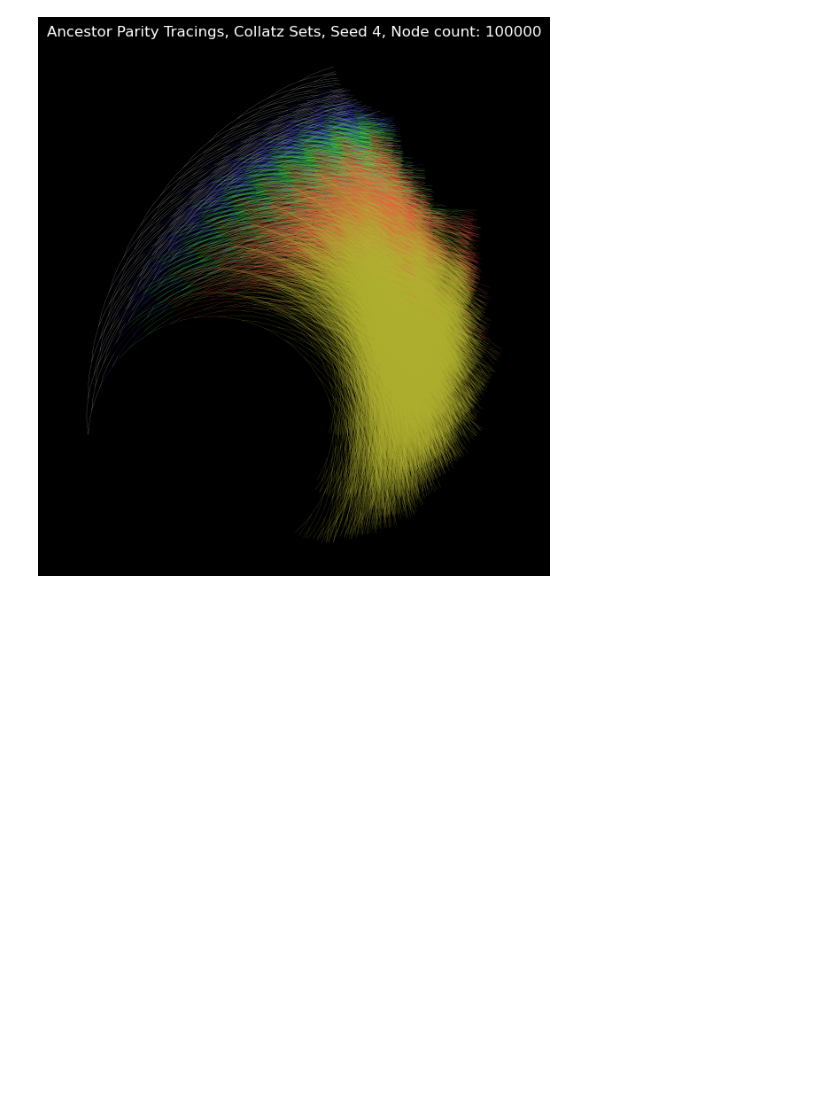
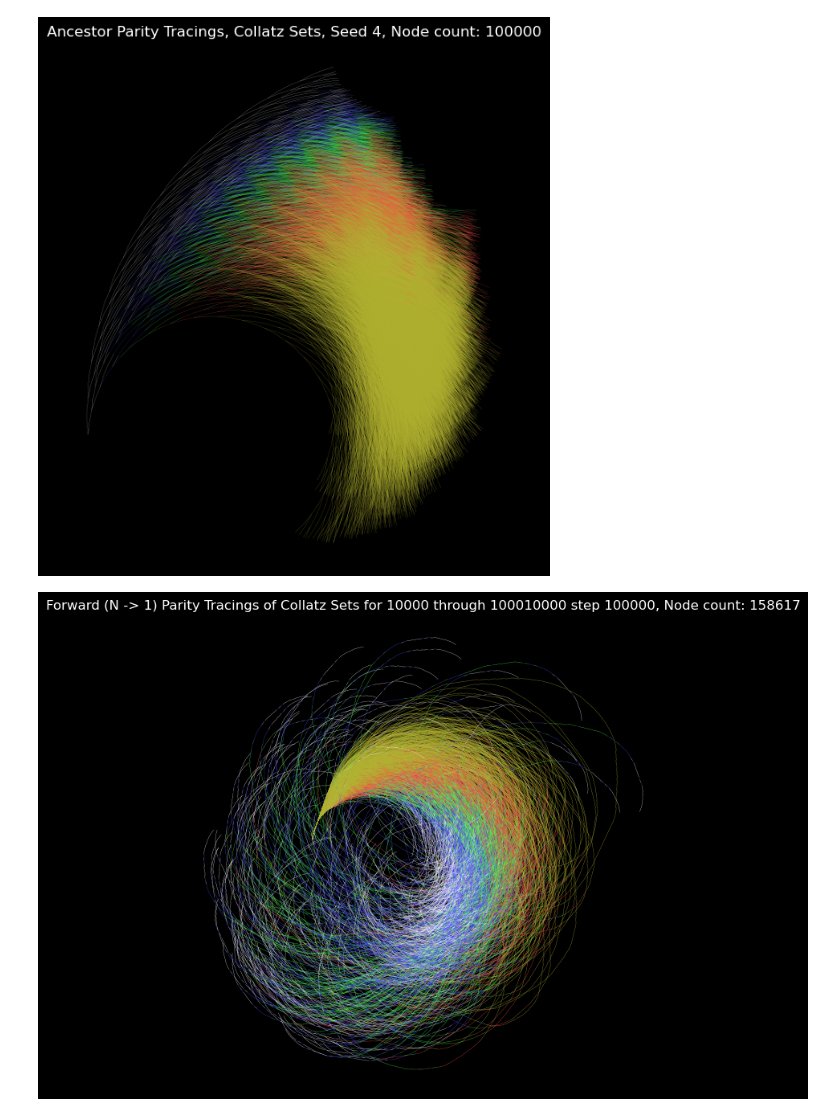
Before and after one commit to shawn61cp/Collatz-Parity-Graphs, a Jupyter notebook: collatz.ipynb, the cells around one changed output. Cells and saved outputs as stored; diff of their text form; code cells hidden in the pictures; blank space fills up the shorter version.

Commit message:
new graphs 5 and 6

```diff
--- a/collatz.ipynb
+++ b/collatz.ipynb
@@ -289,3 +289,58 @@ ax.set_title(f'Ancestor Parity Tracings, Collatz Sets, Seed {seed}, Node count:
 del fig, ax
 # %% [output]
 [figure]
+# %%
+# Parity tracings of Collatz sets
+
+# For each element of each Collatz set, a short line segment
+# is drawn with its direction slightly rotated to the left
+# or right depending on its parity.  The initial line segment
+# of each set begins at the origin.  Subsequent segments begin
+# from the point at which the prior segment ended.
+
+# This version increases the magnitude of the seeds but
+# introduces a step factor to limit the number of nodes.
+
+fig, ax = plt.subplots(figsize=(10.24,7.68))
+ax.set_aspect(1)
+fig.set_facecolor('black')
+ax.set_facecolor('black')
+ax.set_xticks([])
+ax.set_yticks([])
+
+# Calculate Collatz sets from m to n
+m = 10000
+n = 100010000
+step = 100000
+
+# Angular deflection for indicating parity
+ia = math.pi / 32
+
+# Length of individual line segments
+l = 10
+
+# Node count accumulator
+nodecount = 0
+
+for i in range(m,n,step):
+    cset = [(v, v&1) for v in collatz(i)]
+    nodecount += len(cset)
+    oldx = 0
+    oldy = 0
+    olda = math.pi / 2
+    for v, p in cset[:-1]:
+        if p:
+            a = olda + ia
+        else:
+            a = olda - ia
+        x, y = line_seg(oldx, oldy, a, l)
+        ax.plot([oldx,x],[oldy,y], color=lookupColor(v), linewidth=.2)
+        oldx = x
+        oldy = y
+        olda = a
+
+ax.set_title(f'Forward (N -> 1) Parity Tracings of Collatz Sets for {m} through {n} step {step}, Node count: {nodecount}', color="white")
+#plt.savefig('graph5.png',dpi=120)
+del fig, ax
+# %% [output]
+[figure, added]
```
Also changed, not shown: parts of 5 cells of this notebook, 2 other files.
